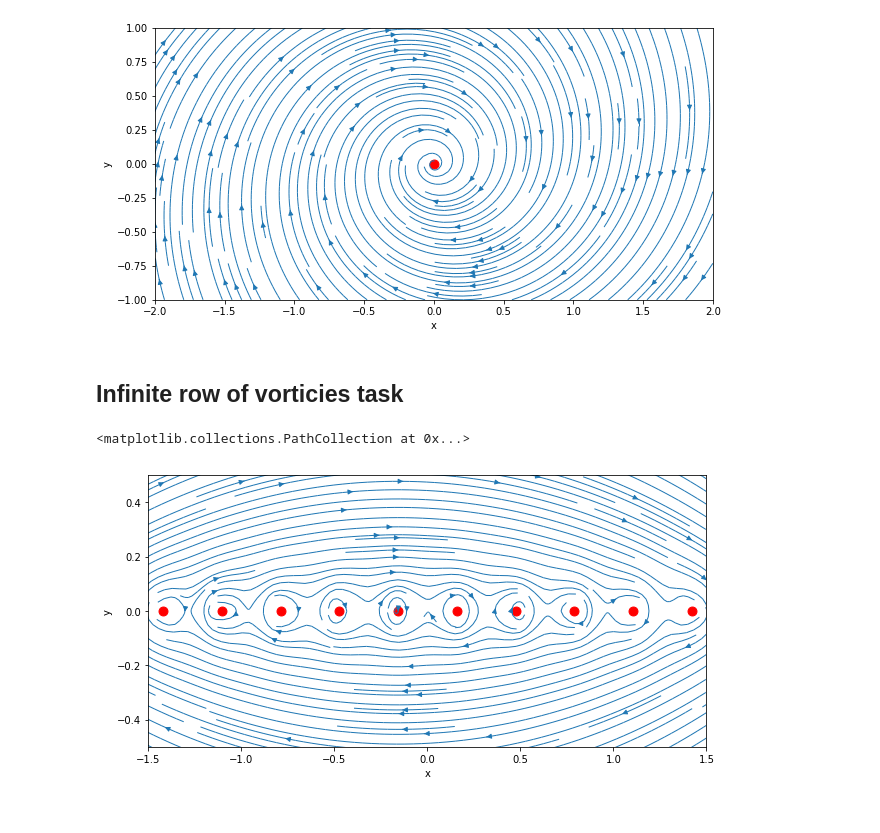
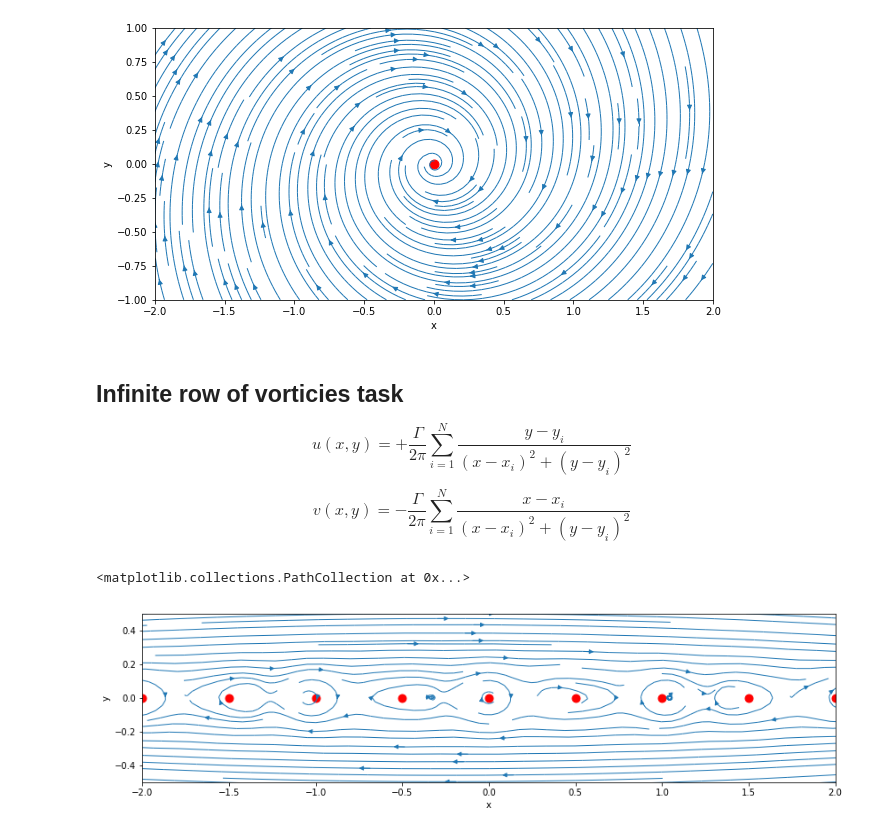
Before and after one commit to kmchoy/mae6226, a Jupyter notebook: Vortex.ipynb, the cells around one changed output. Saved outputs shown, nothing was run; the diff lists cells and outputs as text; code cells hidden in the pictures.

Commit message:
refine infinite vortex line

```diff
--- a/Vortex.ipynb
+++ b/Vortex.ipynb
@@ -85,21 +85,26 @@ plt.scatter(x_vortex,y_vortex,s=80,color='r')
 # %% [output]
 <matplotlib.collections.PathCollection at 0x...>
 [figure]
-# %% [markdown]
-## Infinite row of vorticies task
+# %% [markdown]
+## Infinite row of vorticies task
+
+$$u\left(x,y\right) = + \frac{\Gamma}{2\pi} \sum_{i=1}^N \frac{y-y_i}{(x-x_i)^2+(y-y_i)^2}$$
+
+$$v\left(x,y\right) = - \frac{\Gamma}{2\pi} \sum_{i=1}^N \frac{x-x_i}{(x-x_i)^2+(y-y_i)^2}$$
 # %%
 N = 50
-x_start,x_end,y_start,y_end = -2.0,2.0,-1.0,1.0
+x_start,x_end,y_start,y_end = -5.0,5.0,-1.0,1.0
 x = np.linspace(x_start,x_end,N)
 y = np.linspace(y_start,y_end,N)
 X,Y = np.meshgrid(x,y)
 
-Nv = 20 #number of vorticies
+Nv = 101 #number of vorticies
 
-#location of vortex centers
-x_infv = np.linspace(x_start-1,x_end+1,Nv)
+#location of vortex centers, change the start and end of centers (outside of calculation domain) to make more infinite
+x_infv = np.linspace(x_start-20,x_end+20,Nv)
+
 y_infv = np.zeros(Nv)
-gamma_inf = 5
+gamma_inf = 1.0
 # %%
 #Store velocity profile for each vortex center
 def vel_profile_infinite(gamma,x,y,X,Y):
@@ -109,28 +114,27 @@ def vel_profile_infinite(gamma,x,y,X,Y):
 
     return u,v
 
-u_each = np.zeros((Nv,N,N), dtype=float)
-v_each = np.zeros((Nv,N,N), dtype=float)
+u_all = 0 #np.zeros((N,N), dtype=float)
+v_all = 0 #np.zeros((N,N), dtype=float)
 
 for i in range(Nv-1):
-    u_each[i],v_each[i] = vel_profile_infinite(gamma_inf,x_infv[i],y_infv[i],X,Y)
+    u_each,v_each = vel_profile_infinite(gamma_inf,x_infv[i],y_infv[i],X,Y)
+    u_all += u_each
+    v_all += v_each
 # %%
 #Superposition
+x_plot_start,x_plot_end,y_plot_start,y_plot_end = -2.0,2.0,-0.5,0.5
 
-u_all = np.zeros((N,N), dtype=float)
-v_all = np.zeros((N,N), dtype=float)
-
-for i in range(Nv-1):
-    u_all = u_all + u_each[i]
-    v_all = v_all + v_each[i]
+width = 14
+height = (y_plot_end-y_plot_start)/(x_plot_end-x_plot_start)*width
 
 plt.figure(figsize = (width,height))
 plt.xlabel('x')
 plt.ylabel('y')
-plt.xlim(-1.5,1.5)
-plt.ylim(-0.5,0.5)
-plt.streamplot(X,Y,u_all,v_all,density=3,linewidth=1)
+plt.xlim(x_plot_start,x_plot_end)
+plt.ylim(y_plot_start,y_plot_end)
+plt.streamplot(X,Y,u_all,v_all,density=2,linewidth=1)
 plt.scatter([x_infv],[y_infv],s=80,color='r')
 # %% [output]
 <matplotlib.collections.PathCollection at 0x...>
-[figure, old version]
+[figure, new version]
```
